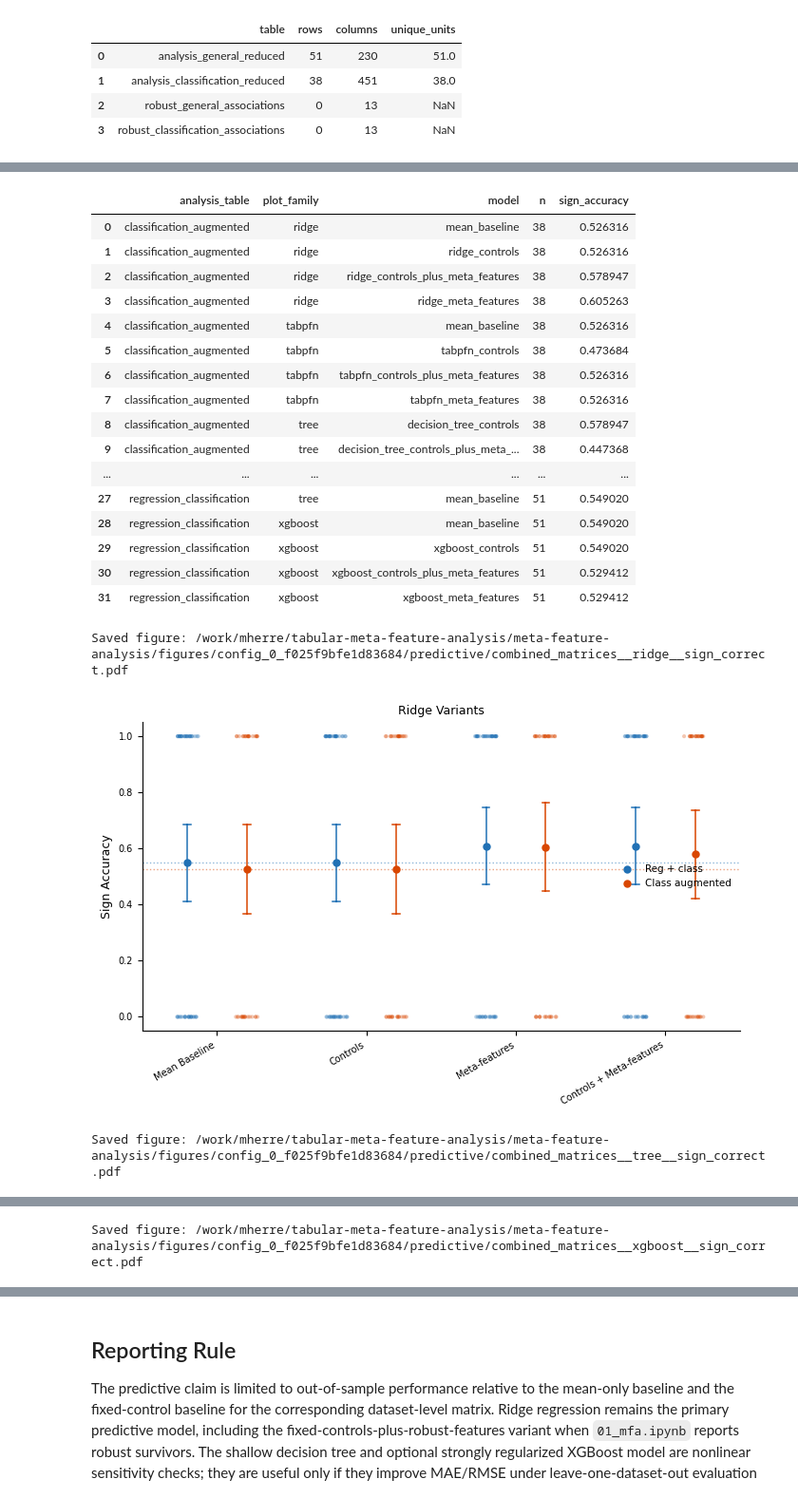
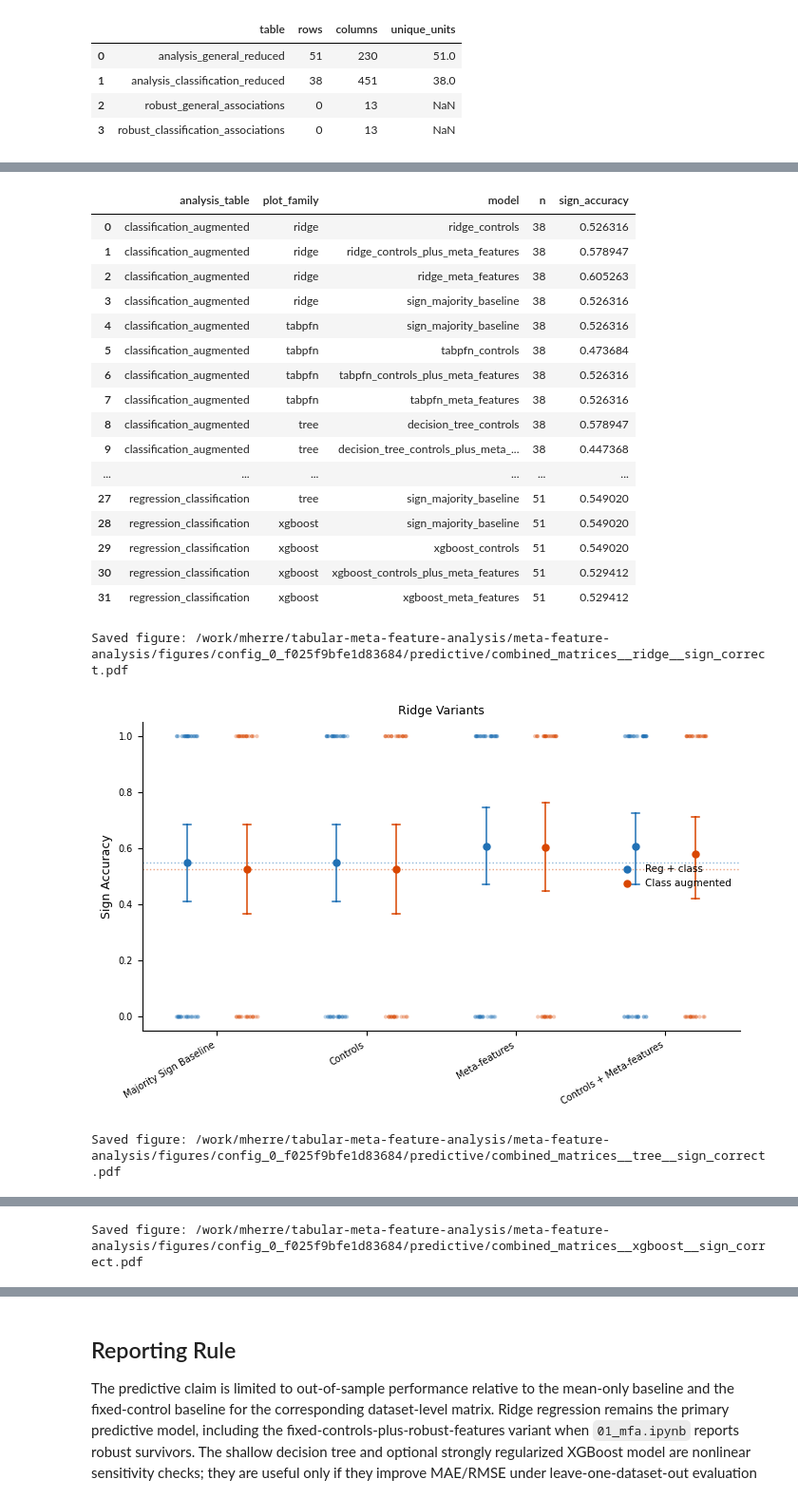
Before and after one commit to m-herre/meta-feature-analysis, a Jupyter notebook: notebooks/02_mfa.ipynb, the cells around one changed output, grey strips where cells are left out. Shown at 95% size. Cells and saved outputs as stored; diff of their text form; code cells hidden in the pictures.

```diff
--- a/notebooks/02_mfa.ipynb
+++ b/notebooks/02_mfa.ipynb
@@ -969,6 +1021,7 @@ PREDICTIVE_PLOT_FAMILY_LABELS = {
 }
 PREDICTIVE_PLOT_MODEL_LABELS = {
     "mean_baseline": "Mean Baseline",
+    "sign_majority_baseline": "Majority Sign Baseline",
     "ridge_controls": "Controls",
     "ridge_meta_features": "Meta-features",
     "ridge_controls_plus_meta_features": "Controls + Meta-features",
@@ -1043,11 +1096,13 @@ def _predictive_error_boxplot_data(
     predictions: pd.DataFrame,
     *,
     model_family: str,
+    metric: str = PREDICTIVE_PLOT_METRIC,
 ) -> pd.DataFrame:
     if predictions.empty:
         return pd.DataFrame()
+    baseline_family = "sign_baseline" if metric == "sign_correct" else "mean"
     plot_data = predictions[
-        predictions["model_family"].isin(["mean", model_family])
+        predictions["model_family"].isin([baseline_family, model_family])
     ].copy()
     if plot_data.empty:
         return plot_data
@@ -1065,7 +1120,7 @@ def _predictive_error_boxplot_data(
     return plot_data
 
 
-def _combined_model_order(plot_data: pd.DataFrame) -> list[str]:
+def _combined_model_order(plot_data: pd.DataFrame, *, metric: str) -> list[str]:
     all_labels = set(plot_data["model_label"])
     seen: set[str] = set()
     ordered: list[str] = []
@@ -1075,7 +1130,10 @@ def _combined_model_order(plot_data: pd.DataFrame) -> list[str]:
             seen.add(label)
             ordered.append(label)
     ordered += [l for l in all_labels if l not in seen]
-    baseline_label = PREDICTIVE_PLOT_MODEL_LABELS.get("mean_baseline", "Mean baseline")
+    baseline_model = (
+        "sign_majority_baseline" if metric == "sign_correct" else "mean_baseline"
+    )
+    baseline_label = PREDICTIVE_PLOT_MODEL_LABELS.get(baseline_model, baseline_model)
     if baseline_label in ordered:
         ordered = [baseline_label, *[l for l in ordered if l != baseline_label]]
     return ordered
@@ -1105,6 +1163,7 @@ def plot_predictive_error_boxplots(
         plot_data = _predictive_error_boxplot_data(
             predictions,
             model_family=model_family,
+            metric=metric,
         )
         if plot_data.empty:
             continue
@@ -1117,7 +1176,7 @@ def plot_predictive_error_boxplots(
         if not hue_order:
             continue
 
-        order = _combined_model_order(plot_data)
+        order = _combined_model_order(plot_data, metric=metric)
         if not order:
             continue
 
@@ -1135,7 +1194,7 @@ def plot_predictive_error_boxplots(
             for analysis_table in hue_order:
                 table_data = plot_data[plot_data["analysis_table"] == analysis_table]
                 baseline_mean = table_data.loc[
-                    table_data["model"] == "mean_baseline", metric
+                    table_data["model"] == "sign_majority_baseline", metric
                 ].mean()
                 if not np.isnan(baseline_mean):
                     ax.axhline(
@@ -1226,7 +1285,11 @@ if predictive_predictions.empty or "model_family" not in predictive_predictions.
     predictive_error_boxplot_data = pd.DataFrame()
 else:
     predictive_error_boxplot_frames = [
-        _predictive_error_boxplot_data(predictive_predictions, model_family=family)
+        _predictive_error_boxplot_data(
+            predictive_predictions,
+            model_family=family,
+            metric=PREDICTIVE_PLOT_METRIC,
+        )
         for family in PREDICTIVE_PLOT_FAMILY_ORDER
         if family in set(predictive_predictions["model_family"])
     ]
@@ -1245,39 +1308,39 @@ else:
     predictive_error_boxplot_summary = (
         predictive_error_boxplot_data.groupby(
             ["analysis_table", "plot_family", "model"],
             as_index=False,
         )
         .agg(
             n=(PREDICTIVE_PLOT_METRIC, "count"),
             **{summary_column: (PREDICTIVE_PLOT_METRIC, summary_agg)},
         )
         .sort_values(["analysis_table", "plot_family", "model"])
         .reset_index(drop=True)
     )
     display(predictive_error_boxplot_summary)
 plot_predictive_error_boxplots(metric=PREDICTIVE_PLOT_METRIC)
 if PREDICTIVE_SAVED_FIGURES:
     display(
         pd.DataFrame({"saved_figure": [str(path) for path in PREDICTIVE_SAVED_FIGURES]})
     )
 # %% [output]
 |  | analysis_table | plot_family | model | n | sign_accuracy |
-| 0 | classification_augmented | ridge | mean_baseline | 38 | 0.526316 |
-| 1 | classification_augmented | ridge | ridge_controls | 38 | 0.526316 |
-| 2 | classification_augmented | ridge | ridge_controls_plus_meta_features | 38 | 0.578947 |
-| 3 | classification_augmented | ridge | ridge_meta_features | 38 | 0.605263 |
-| 4 | classification_augmented | tabpfn | mean_baseline | 38 | 0.526316 |
+| 0 | classification_augmented | ridge | ridge_controls | 38 | 0.526316 |
+| 1 | classification_augmented | ridge | ridge_controls_plus_meta_features | 38 | 0.578947 |
+| 2 | classification_augmented | ridge | ridge_meta_features | 38 | 0.605263 |
+| 3 | classification_augmented | ridge | sign_majority_baseline | 38 | 0.526316 |
+| 4 | classification_augmented | tabpfn | sign_majority_baseline | 38 | 0.526316 |
 | 5 | classification_augmented | tabpfn | tabpfn_controls | 38 | 0.473684 |
 | 6 | classification_augmented | tabpfn | tabpfn_controls_plus_meta_features | 38 | 0.526316 |
 | 7 | classification_augmented | tabpfn | tabpfn_meta_features | 38 | 0.526316 |
 | 8 | classification_augmented | tree | decision_tree_controls | 38 | 0.578947 |
 | 9 | classification_augmented | tree | decision_tree_controls_plus_meta_... | 38 | 0.447368 |
 | ... | ... | ... | ... | ... | ... |
-| 27 | regression_classification | tree | mean_baseline | 51 | 0.549020 |
-| 28 | regression_classification | xgboost | mean_baseline | 51 | 0.549020 |
+| 27 | regression_classification | tree | sign_majority_baseline | 51 | 0.549020 |
+| 28 | regression_classification | xgboost | sign_majority_baseline | 51 | 0.549020 |
 | 29 | regression_classification | xgboost | xgboost_controls | 51 | 0.549020 |
 | 30 | regression_classification | xgboost | xgboost_controls_plus_meta_features | 51 | 0.529412 |
 | 31 | regression_classification | xgboost | xgboost_meta_features | 51 | 0.529412 |
 Saved figure: /work/mherre/tabular-meta-feature-analysis/meta-feature-analysis/figures/config_0_f025f9bfe1d83684/predictive/combined_matrices__ridge__sign_correct.pdf
-[figure, old version]
+[figure, new version]
 Saved figure: /work/mherre/tabular-meta-feature-analysis/meta-feature-analysis/figures/config_0_f025f9bfe1d83684/predictive/combined_matrices__tree__sign_correct.pdf
```
Also changed, not shown: parts of 5 cells of this notebook, 1 other file.
